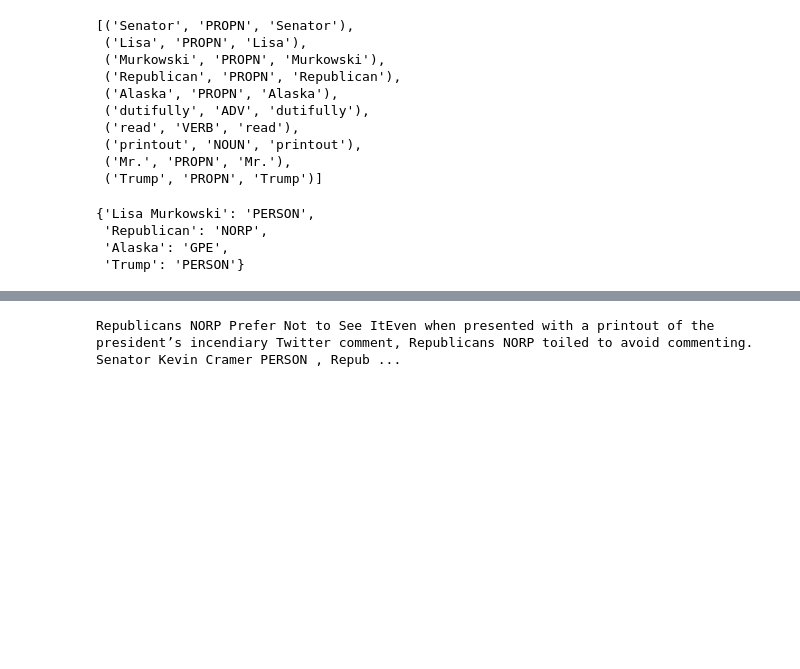
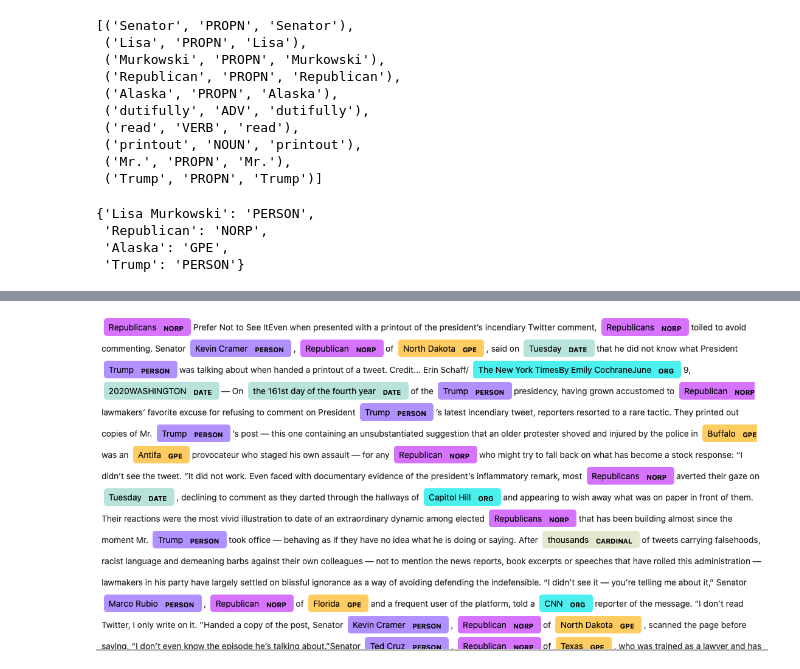
Before and after one commit to deep1401/Entity_Recognition, a Jupyter notebook: Entity Recognition.ipynb, the cells around one changed output, grey strips where cells are left out. Saved outputs shown, nothing was run; the diff lists cells and outputs as text; code cells hidden in the pictures; blank space fills up the shorter version.

```diff
--- a/Entity Recognition.ipynb
+++ b/Entity Recognition.ipynb
@@ -115,4 +117,6 @@ usAdvertiseT
 # %%
-displacy.render(nlp(s),style='ent')
+displacy.render(nlp(s),jupyter=True,style='ent')
-# %% [output]
-Republicans NORP Prefer Not to See ItEven when presented with a printout of the president’s incendiary Twitter comment, Republicans NORP toiled to avoid commenting. Senator Kevin Cramer PERSON , Repub ...
+# %%
+Image(filename='images/demo2.png')
+# %% [output]
+[figure, added]
```
Also changed, not shown: parts of 6 cells of this notebook.
